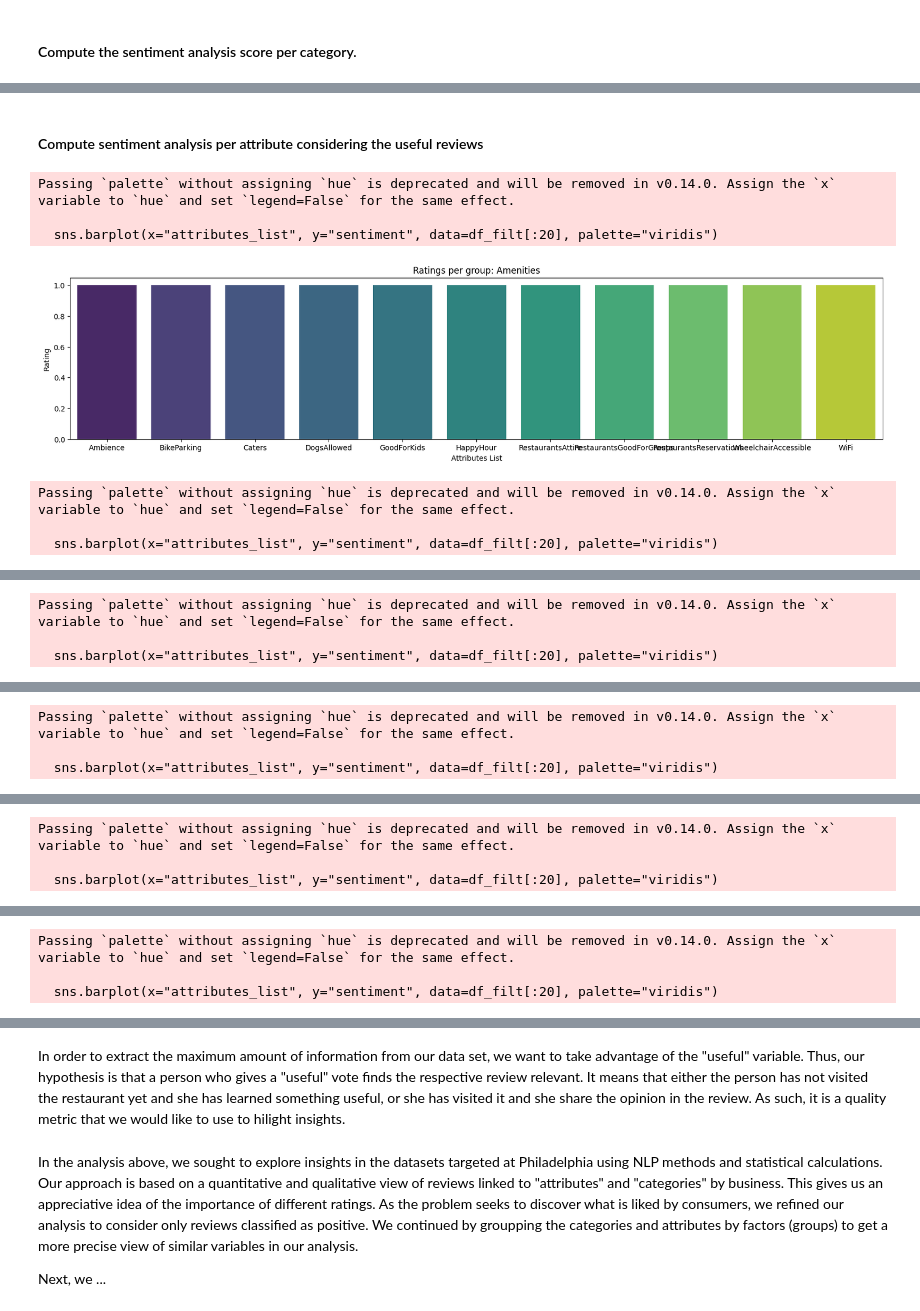
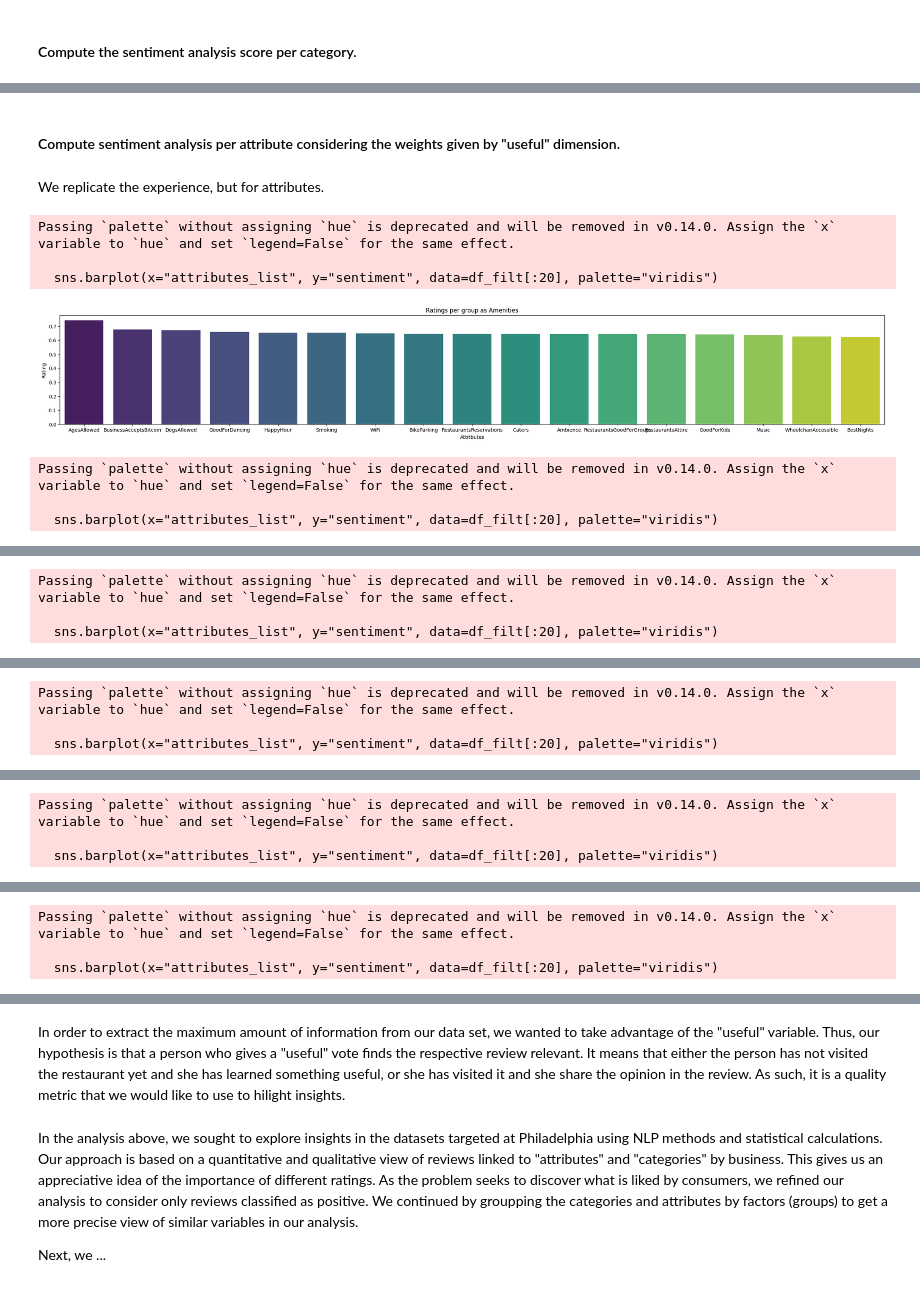
Before and after one commit to Kamiryu/nlp-customer-review-analysis, a Jupyter notebook: task2_clean.ipynb, the cells around one changed output, grey strips where cells are left out. Saved outputs shown, nothing was run; the diff lists cells and outputs as text; code cells hidden in the pictures.

```diff
--- a/task2_clean.ipynb
+++ b/task2_clean.ipynb
@@ -242,14 +242,12 @@ for group in mean_ratings["group_category"].unique():
     df_ft[["categories_list", "rating"]]
     df_ft = df_ft.sort_values(by=["rating"], ascending=False)
 
-    plt.figure(figsize=(10, 4))
-    plt.title(f"Ratings per group: {group}")
-    sns.barplot(x="categories_list", y="rating", data=df_ft, palette="viridis")
+    plt.figure(figsize=(30, 4))
+    plt.title(f"Ratings per group defined as {group}")
+    sns.barplot(x="categories_list", y="rating", data=df_ft[:20], palette="viridis")
     plt.xlabel("Category")
     plt.ylabel("Rating")
     plt.show()
-
-mean_ratings[mean_ratings["rating"] >= 4].sort_values(by=["group_category","rating", ], ascending=[False, False])
 # %% [output]
 Passing `palette` without assigning `hue` is deprecated and will be removed in v0.14.0. Assign the `x` variable to `hue` and set `legend=False` for the same effect.
 
@@ -445,10 +441,10 @@ for group in mean_ratings["group_attribute"].unique():
     df_filt[["attributes_list", "rating"]]
     df_filt = df_filt.sort_values(by=["rating"], ascending=False)
 
-    plt.figure(figsize=(20, 4))
-    plt.title(f"Ratings per group: {group}")
-    sns.barplot(x="attributes_list", y="rating", data=df_filt, palette="viridis")
-    plt.xlabel("Attributes List")
+    plt.figure(figsize=(30, 4))
+    plt.title(f"Rating per group as {group}")
+    sns.barplot(x="attributes_list", y="rating", data=df_filt[:20], palette="viridis")
+    plt.xlabel("Attributes")
     plt.ylabel("Rating")
     plt.show()
 # %% [output]
@@ -493,10 +493,10 @@ for group in mean_sent_category["group_categorie"].unique():
     df_filt[["categories_list", "sentiment"]]
     df_filt = df_filt.sort_values(by=["sentiment"], ascending=False)
 
-    plt.figure(figsize=(20, 4))
-    plt.title(f"Ratings per group: {group}")
+    plt.figure(figsize=(30, 4))
+    plt.title(f"Ratings per group as {group}")
     sns.barplot(x="categories_list", y="sentiment", data=df_filt[:20], palette="viridis")
-    plt.xlabel("Attributes List")
+    plt.xlabel("category")
     plt.ylabel("Rating")
     plt.show()
 # %% [output]
@@ -537,10 +539,10 @@ for group in mean_sent_category["group_categorie"].unique():
     df_filt[["categories_list", "sentiment"]]
     df_filt = df_filt.sort_values(by=["sentiment"], ascending=False)
 
-    plt.figure(figsize=(20, 4))
-    plt.title(f"Ratings per group: {group}")
+    plt.figure(figsize=(30, 4))
+    plt.title(f"Ratings per group as {group}")
     sns.barplot(x="categories_list", y="sentiment", data=df_filt[:20], palette="viridis")
-    plt.xlabel("Attributes List")
+    plt.xlabel("Category")
     plt.ylabel("Rating")
     plt.show()
 # %% [output]
@@ -567,33 +569,35 @@ Passing `palette` without assigning `hue` is deprecated and will be removed in v
 # %% [markdown]
-#### Compute sentiment analysis per attribute considering the useful reviews
+#### Compute sentiment analysis per attribute considering the weights given by "useful" dimension.
+# %% [markdown]
+We replicate the experience, but for attributes.
 # %%
 # Compute a mean per attribute
 attribute_individ_df["sentiment"] = attribute_individ_df["sentiment"].replace("NEGATIVE", 0)
 attribute_individ_df["sentiment"] = attribute_individ_df["sentiment"].replace("POSITIVE", 1)
 
 df_useful_attribute = attribute_individ_df.loc[np.repeat(attribute_individ_df.index, attribute_individ_df["useful"])].reset_index(drop=True)
 
 mean_sent_attribute = df_useful_attribute.groupby(["group_attribute", "attributes_list"])["sentiment"].mean().reset_index()
 mean_sent_attribute.sort_values(by="sentiment", ascending=False)
 mean_sent_attribute
 
 # Barplots per category and sentiment
 for group in mean_sent_attribute["group_attribute"].unique():
     df_filt = mean_sent_attribute[mean_sent_attribute["group_attribute"] == group]
     df_filt[["attributes_list", "sentiment"]]
     df_filt = df_filt.sort_values(by=["sentiment"], ascending=False)
 
-    plt.figure(figsize=(20, 4))
-    plt.title(f"Ratings per group: {group}")
+    plt.figure(figsize=(30, 4))
+    plt.title(f"Ratings per group as {group}")
     sns.barplot(x="attributes_list", y="sentiment", data=df_filt[:20], palette="viridis")
-    plt.xlabel("Attributes List")
+    plt.xlabel("Attributes")
     plt.ylabel("Rating")
     plt.show()
 # %% [output]
 Passing `palette` without assigning `hue` is deprecated and will be removed in v0.14.0. Assign the `x` variable to `hue` and set `legend=False` for the same effect.
 
   sns.barplot(x="attributes_list", y="sentiment", data=df_filt[:20], palette="viridis")
-[figure, old version]
+[figure, new version]
 Passing `palette` without assigning `hue` is deprecated and will be removed in v0.14.0. Assign the `x` variable to `hue` and set `legend=False` for the same effect.
 
   sns.barplot(x="attributes_list", y="sentiment", data=df_filt[:20], palette="viridis")
@@ -617,5 +621,5 @@ Passing `palette` without assigning `hue` is deprecated and will be removed in v
 # %% [markdown]
-In order to extract the maximum amount of information from our data set, we want to take advantage of the "useful" variable. Thus, our hypothesis is that a person who gives a "useful" vote finds the respective review relevant. It means that either the person has not visited the restaurant yet and she has learned something useful, or she has visited it and she share the opinion in the review. As such, it is a quality metric that we would like to use to hilight insights.
+In order to extract the maximum amount of information from our data set, we wanted to take advantage of the "useful" variable. Thus, our hypothesis is that a person who gives a "useful" vote finds the respective review relevant. It means that either the person has not visited the restaurant yet and she has learned something useful, or she has visited it and she share the opinion in the review. As such, it is a quality metric that we would like to use to hilight insights.
 # %% [markdown]
 In the analysis above, we sought to explore insights in the datasets targeted at Philadelphia using NLP methods and statistical calculations. Our approach is based on a quantitative and qualitative view of reviews linked to "attributes" and "categories" by business. This gives us an appreciative idea of the importance of different ratings. As the problem seeks to discover what is liked by consumers, we refined our analysis to consider only reviews classified as positive. We continued by groupping the categories and attributes by factors (groups) to get a more precise view of similar variables in our analysis.
 
```
Also changed, not shown: parts of 36 cells of this notebook.
